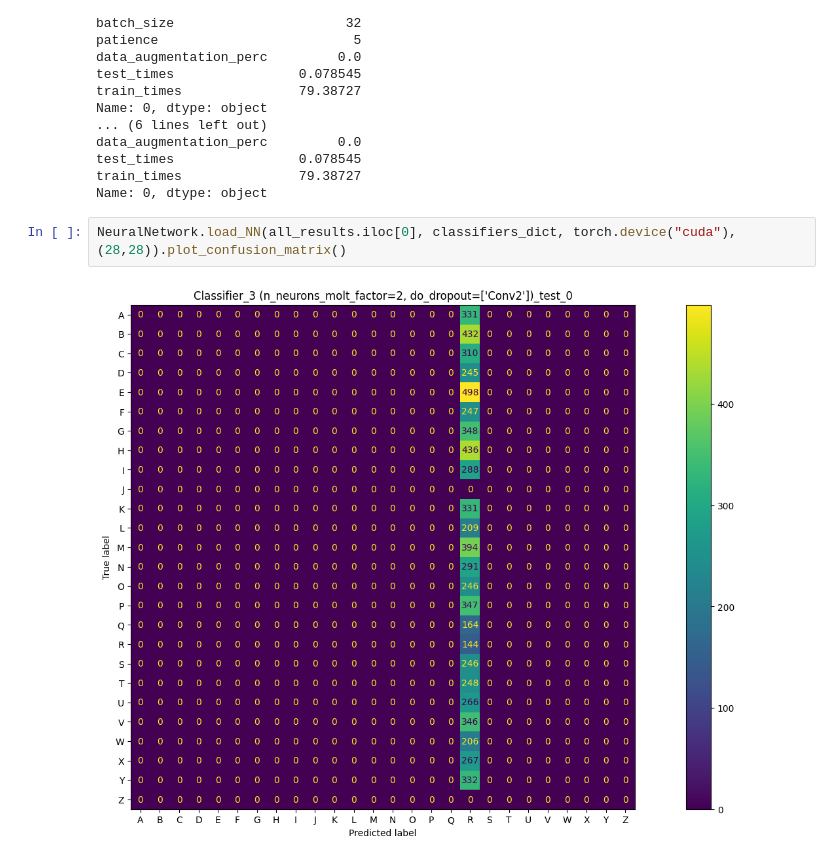
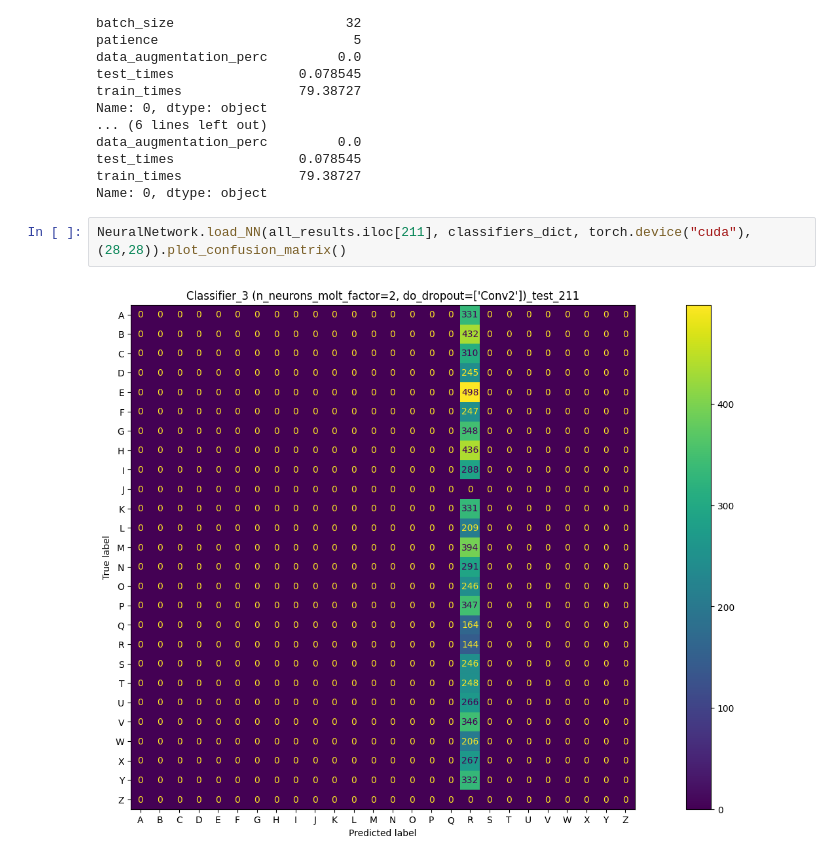
Before and after one commit to Lotto98/Sign-Language-MNIST, a Jupyter notebook: src/Classifier_3.ipynb, the cells around one changed output. Cells and saved outputs as stored; diff of their text form.

```diff
--- a/src/Classifier_3.ipynb
+++ b/src/Classifier_3.ipynb
@@ -160,6 +160,6 @@ test_times                0.078545
 train_times               79.38727
 Name: 0, dtype: object
 # %%
-NeuralNetwork.load_NN(all_results.iloc[0], classifiers_dict, torch.device("cuda"), (28,28)).plot_confusion_matrix()
+NeuralNetwork.load_NN(all_results.iloc[211], classifiers_dict, torch.device("cuda"), (28,28)).plot_confusion_matrix()
 # %% [output]
-[figure, old version]
+[figure, new version]
```
Also changed, not shown: 7 other files.
